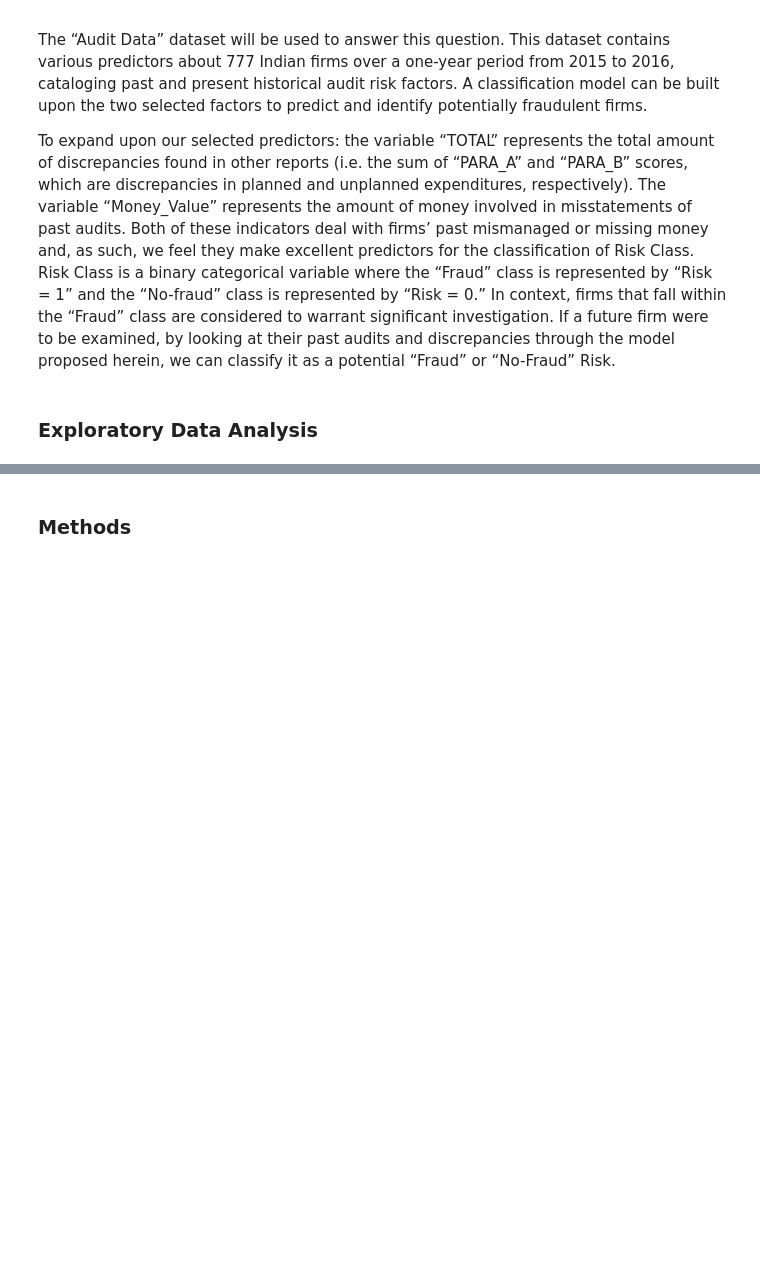
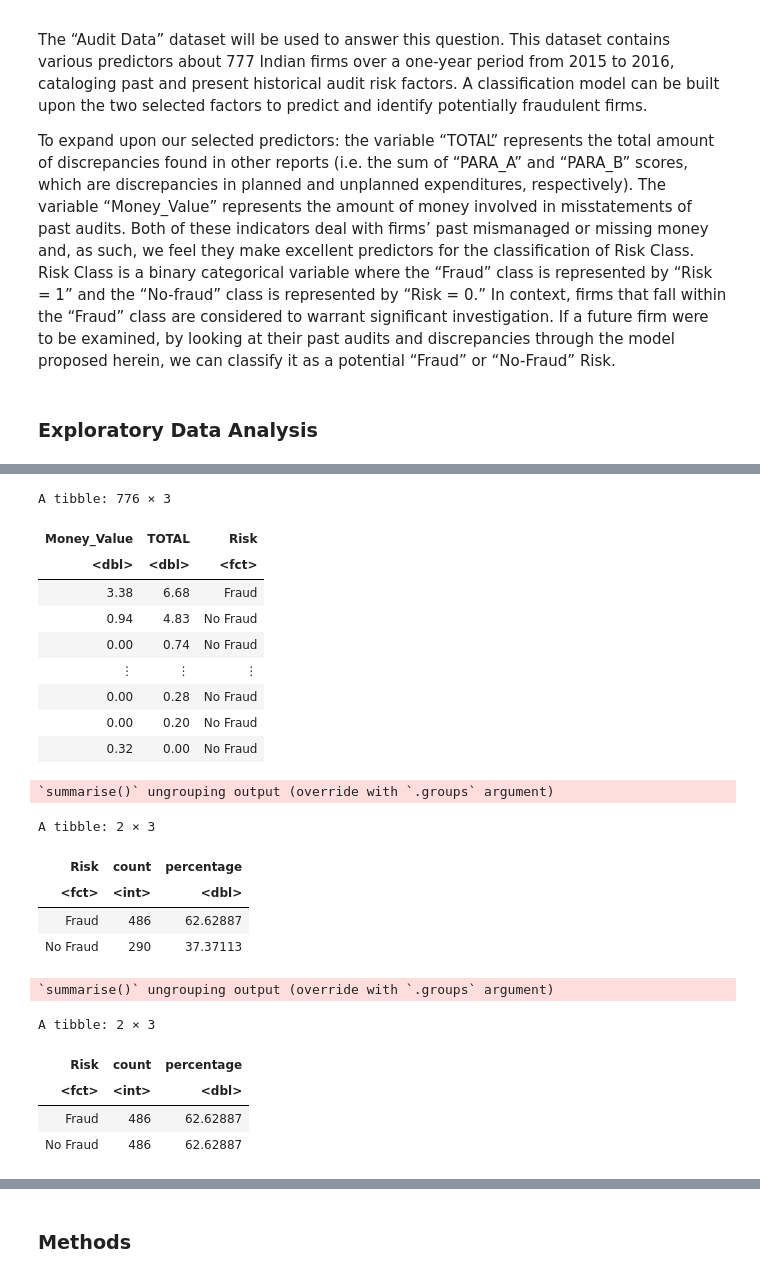
Before and after one commit to fulleraltamiranoe/audit_data, a Jupyter notebook: Final Project Proposal.ipynb, the cells around one changed output, grey strips where cells are left out. Drawn from its saved outputs; the diff is of its cells as text; code cells hidden in the pictures; blank space fills up the shorter version.

```diff
--- a/Final Project Proposal.ipynb
+++ b/Final Project Proposal.ipynb
@@ -162,0 +89,49 @@ Warning message:
+# %%
+# Cleaning the dataset and keeping predictors we will use
+# From the above visualization, we can see that most firms
+# are considered Fraud, we will balance the data set
+audit <- audit_trial_data %>%
+    select(Money_Value, TOTAL, Risk)
+audit
+
+# showcasing inbalance
+count <- audit %>%
+    group_by(Risk) %>%
+    summarize(count = n(), percentage = n() / nrow(audit_trial_data) * 100)
+count
+
+# As mentioned above, Fraud data is over represented. Balancing original data
+audit_recipe_balance <- recipe(Risk ~ TOTAL + Money_Value, data = audit) %>%
+    step_upsample(Risk, over_ratio = 1, skip = FALSE) %>%
+    prep()
+
+# Balanced data
+upsampled_audit <- bake(audit_recipe_balance, audit)
+
+upsampled_count <- upsampled_audit %>%
+    group_by(Risk) %>%
+    summarize(count = n(), percentage = n() / nrow(audit_trial_data) * 100)
+upsampled_count
+# %% [output]
+A tibble: 776 × 3
+| Money_Value | TOTAL | Risk |
+| <dbl> | <dbl> | <fct> |
+| 3.38 | 6.68 | Fraud |
+| 0.94 | 4.83 | No Fraud |
+| 0.00 | 0.74 | No Fraud |
+| ⋮ | ⋮ | ⋮ |
+| 0.00 | 0.28 | No Fraud |
+| 0.00 | 0.20 | No Fraud |
+| 0.32 | 0.00 | No Fraud |
+`summarise()` ungrouping output (override with `.groups` argument)
+A tibble: 2 × 3
+| Risk | count | percentage |
+| <fct> | <int> | <dbl> |
+| Fraud | 486 | 62.62887 |
+| No Fraud | 290 | 37.37113 |
+`summarise()` ungrouping output (override with `.groups` argument)
+A tibble: 2 × 3
+| Risk | count | percentage |
+| <fct> | <int> | <dbl> |
+| Fraud | 486 | 62.62887 |
+| No Fraud | 486 | 62.62887 |
```
Also changed, not shown: parts of 8 cells of this notebook.
